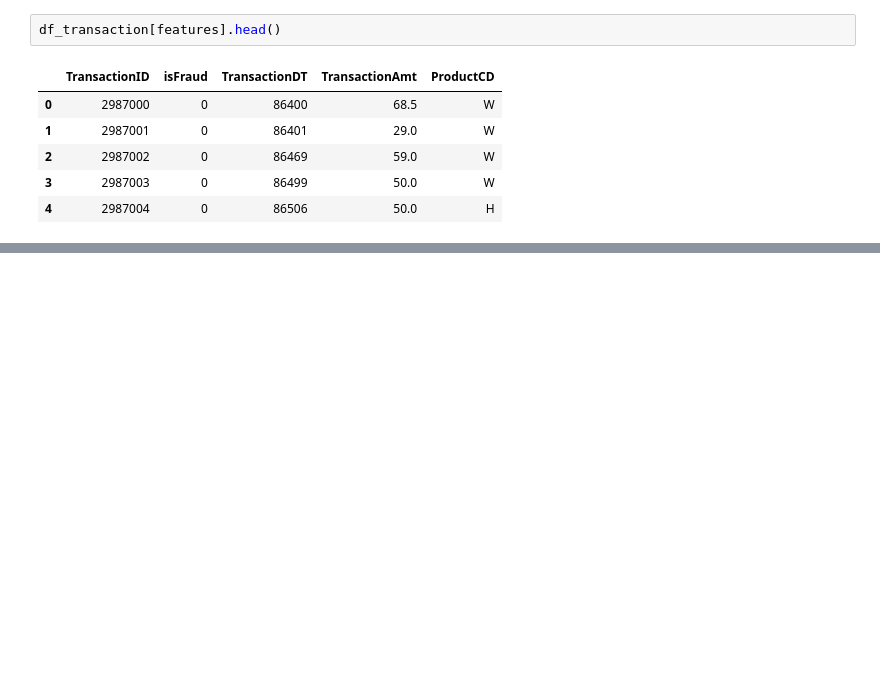
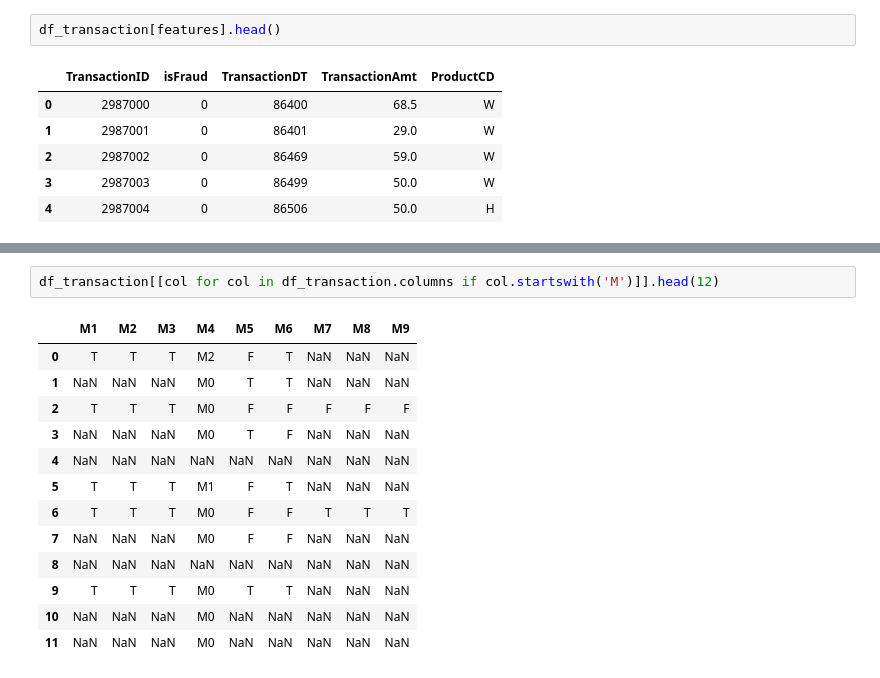
Before and after one commit to ngetachew/p-fraud, a Jupyter notebook: ieee_fraud_exploration.ipynb, the cells around one changed output, grey strips where cells are left out. Drawn from its saved outputs; the diff is of its cells as text; blank space fills up the shorter version.

```diff
--- a/ieee_fraud_exploration.ipynb
+++ b/ieee_fraud_exploration.ipynb
@@ -59,0 +106,16 @@ df_transaction[[c for c in df_transaction.columns if c.startswith('card')]].head
+# %%
+df_transaction[[col for col in df_transaction.columns if col.startswith('M')]].head(12)
+# %% [output]
+|  | M1 | M2 | M3 | M4 | M5 | M6 | M7 | M8 | M9 |
+| 0 | T | T | T | M2 | F | T | NaN | NaN | NaN |
+| 1 | NaN | NaN | NaN | M0 | T | T | NaN | NaN | NaN |
+| 2 | T | T | T | M0 | F | F | F | F | F |
+| 3 | NaN | NaN | NaN | M0 | T | F | NaN | NaN | NaN |
+| 4 | NaN | NaN | NaN | NaN | NaN | NaN | NaN | NaN | NaN |
+| 5 | T | T | T | M1 | F | T | NaN | NaN | NaN |
+| 6 | T | T | T | M0 | F | F | T | T | T |
+| 7 | NaN | NaN | NaN | M0 | F | F | NaN | NaN | NaN |
+| 8 | NaN | NaN | NaN | NaN | NaN | NaN | NaN | NaN | NaN |
+| 9 | T | T | T | M0 | T | T | NaN | NaN | NaN |
+| 10 | NaN | NaN | NaN | M0 | NaN | NaN | NaN | NaN | NaN |
+| 11 | NaN | NaN | NaN | M0 | NaN | NaN | NaN | NaN | NaN |
```
Also changed, not shown: parts of 16 cells of this notebook.
